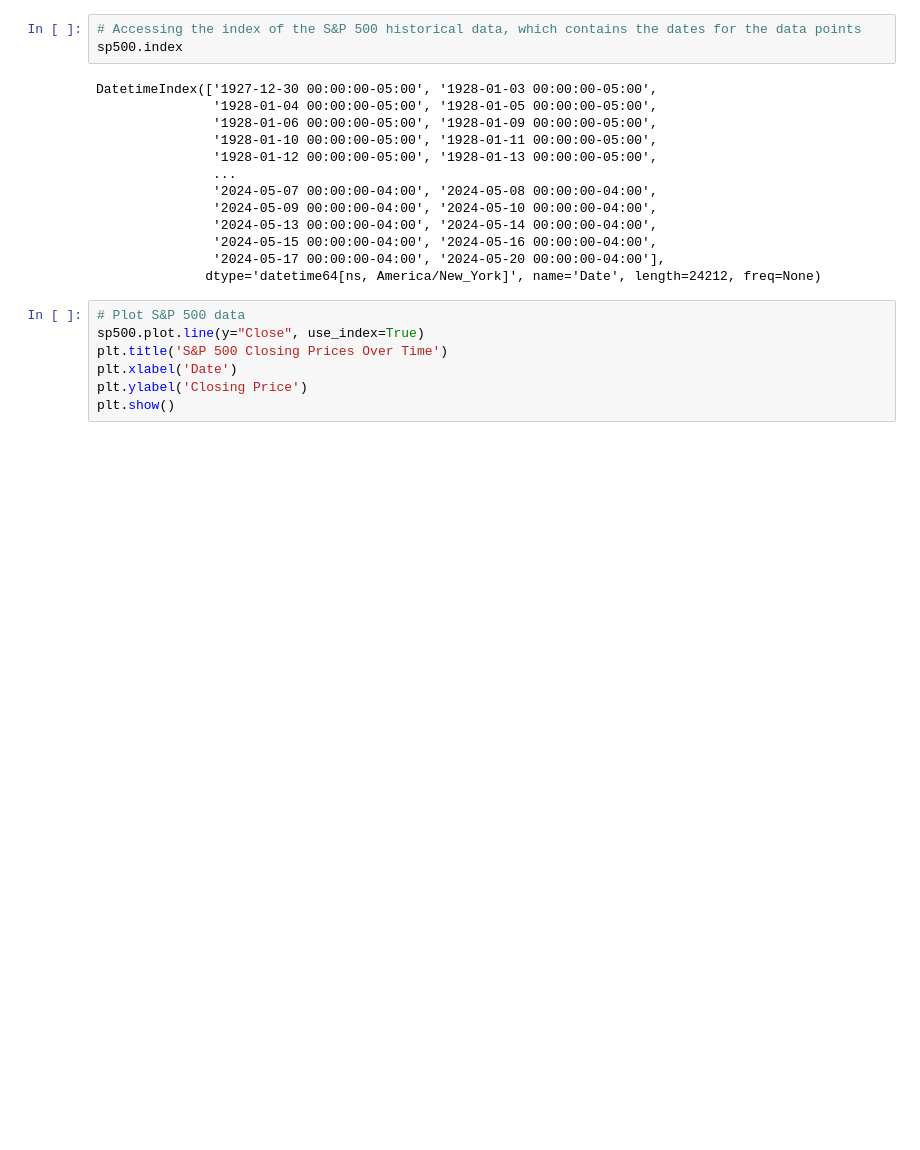
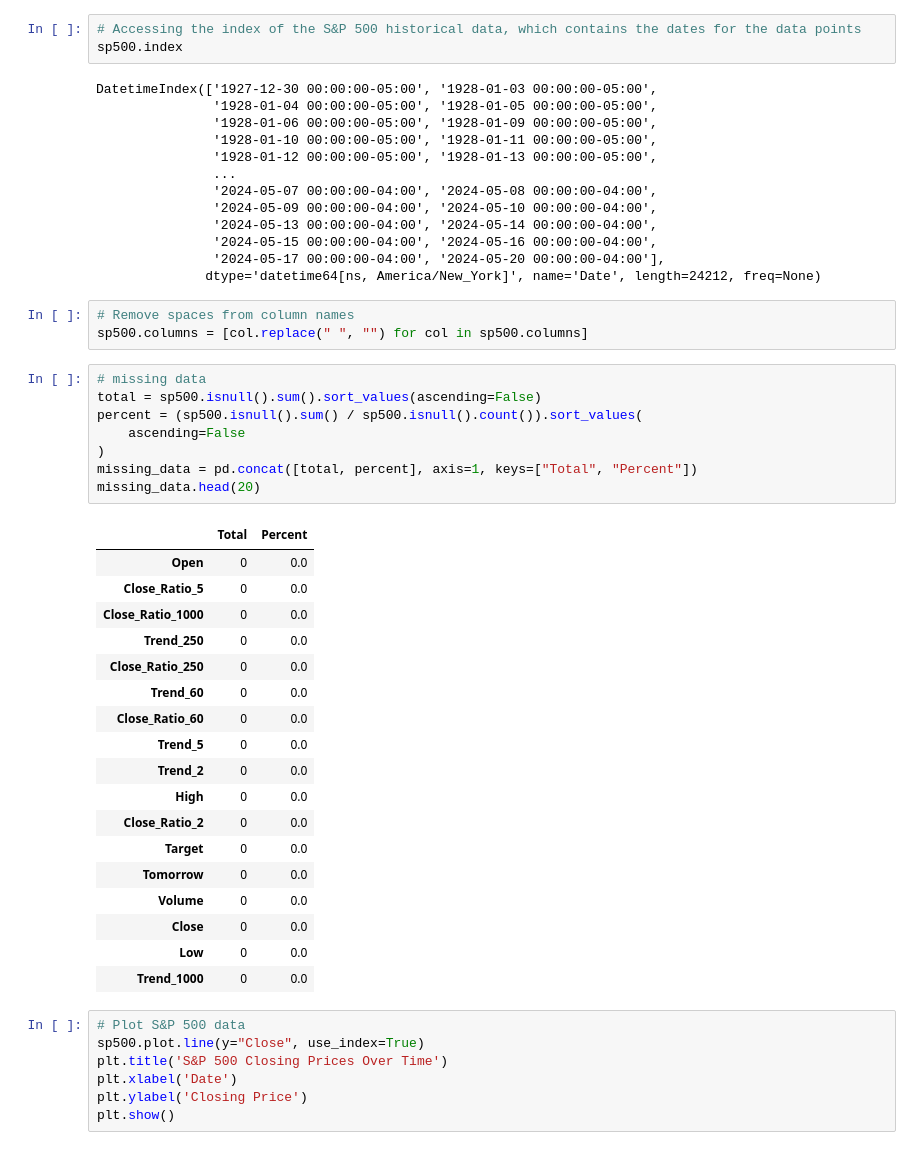
Before and after one commit to RekAlrasheed/S-P-500-stock-predections, a Jupyter notebook: data_science_final_proj.ipynb, the cells around one changed output. Saved outputs shown, nothing was run; the diff lists cells and outputs as text; blank space fills up the shorter version.

```diff
--- a/data_science_final_proj.ipynb
+++ b/data_science_final_proj.ipynb
@@ -45,6 +98,36 @@ DatetimeIndex(['1927-12-30 00:00:00-05:00', '1928-01-03 00:00:00-05:00',
                '2024-05-15 00:00:00-04:00', '2024-05-16 00:00:00-04:00',
                '2024-05-17 00:00:00-04:00', '2024-05-20 00:00:00-04:00'],
               dtype='datetime64[ns, America/New_York]', name='Date', length=24212, freq=None)
+# %%
+# Remove spaces from column names
+sp500.columns = [col.replace(" ", "") for col in sp500.columns]
+# %%
+# missing data
+total = sp500.isnull().sum().sort_values(ascending=False)
+percent = (sp500.isnull().sum() / sp500.isnull().count()).sort_values(
+    ascending=False
+)
+missing_data = pd.concat([total, percent], axis=1, keys=["Total", "Percent"])
+missing_data.head(20)
+# %% [output]
+|  | Total | Percent |
+| Open | 0 | 0.0 |
+| Close_Ratio_5 | 0 | 0.0 |
+| Close_Ratio_1000 | 0 | 0.0 |
+| Trend_250 | 0 | 0.0 |
+| Close_Ratio_250 | 0 | 0.0 |
+| Trend_60 | 0 | 0.0 |
+| Close_Ratio_60 | 0 | 0.0 |
+| Trend_5 | 0 | 0.0 |
+| Trend_2 | 0 | 0.0 |
+| High | 0 | 0.0 |
+| Close_Ratio_2 | 0 | 0.0 |
+| Target | 0 | 0.0 |
+| Tomorrow | 0 | 0.0 |
+| Volume | 0 | 0.0 |
+| Close | 0 | 0.0 |
+| Low | 0 | 0.0 |
+| Trend_1000 | 0 | 0.0 |
 # %%
 # Plot S&P 500 data
 sp500.plot.line(y="Close", use_index=True)
```
Also changed, not shown: parts of 11 cells of this notebook.
